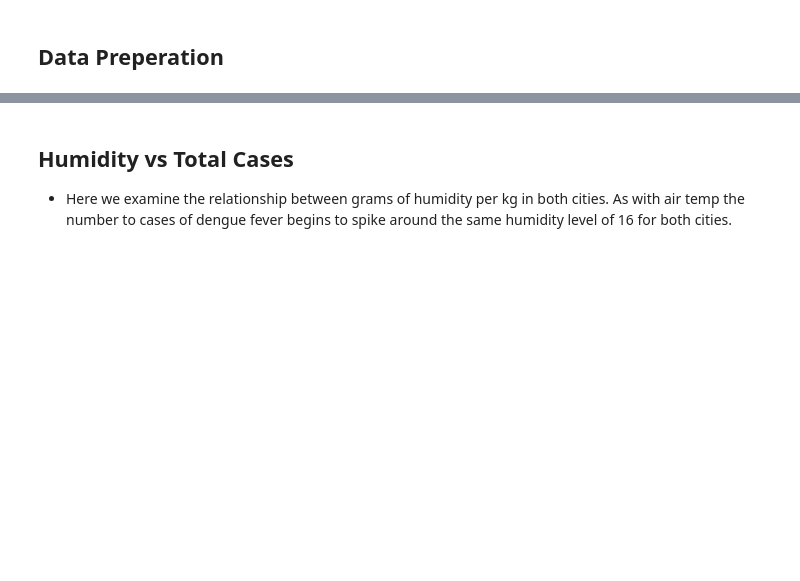
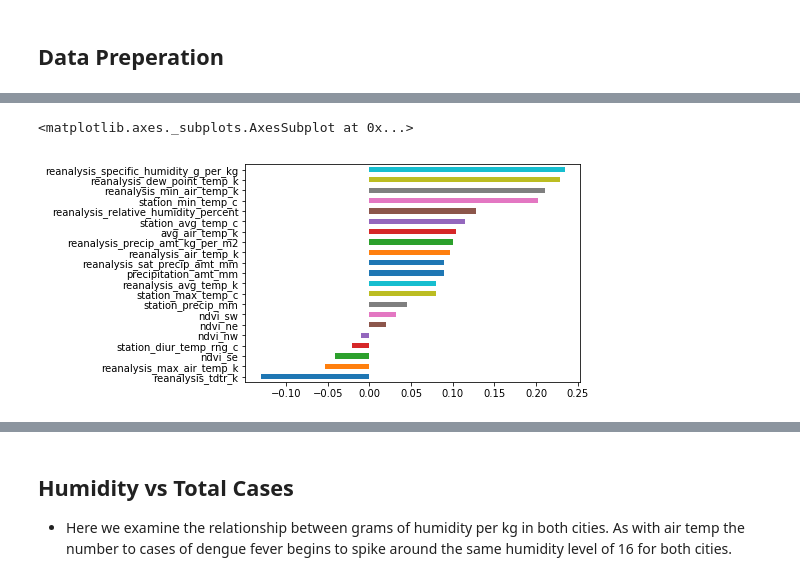
Before and after one commit to rheaxychen/dengue, a Jupyter notebook: exploration.ipynb, the cells around one changed output, grey strips where cells are left out. Saved outputs shown, nothing was run; the diff lists cells and outputs as text; code cells hidden in the pictures; blank space fills up the shorter version.

```diff
--- a/exploration.ipynb
+++ b/exploration.ipynb
@@ -104,0 +117,5 @@ plt.figure()
+# %%
+(iq_correlations.total_cases.drop('total_cases').sort_values(ascending=True).plot.barh())
+# %% [output]
+<matplotlib.axes._subplots.AxesSubplot at 0x...>
+[figure, added]
```
Also changed, not shown: parts of 43 cells of this notebook, 1 other file.
